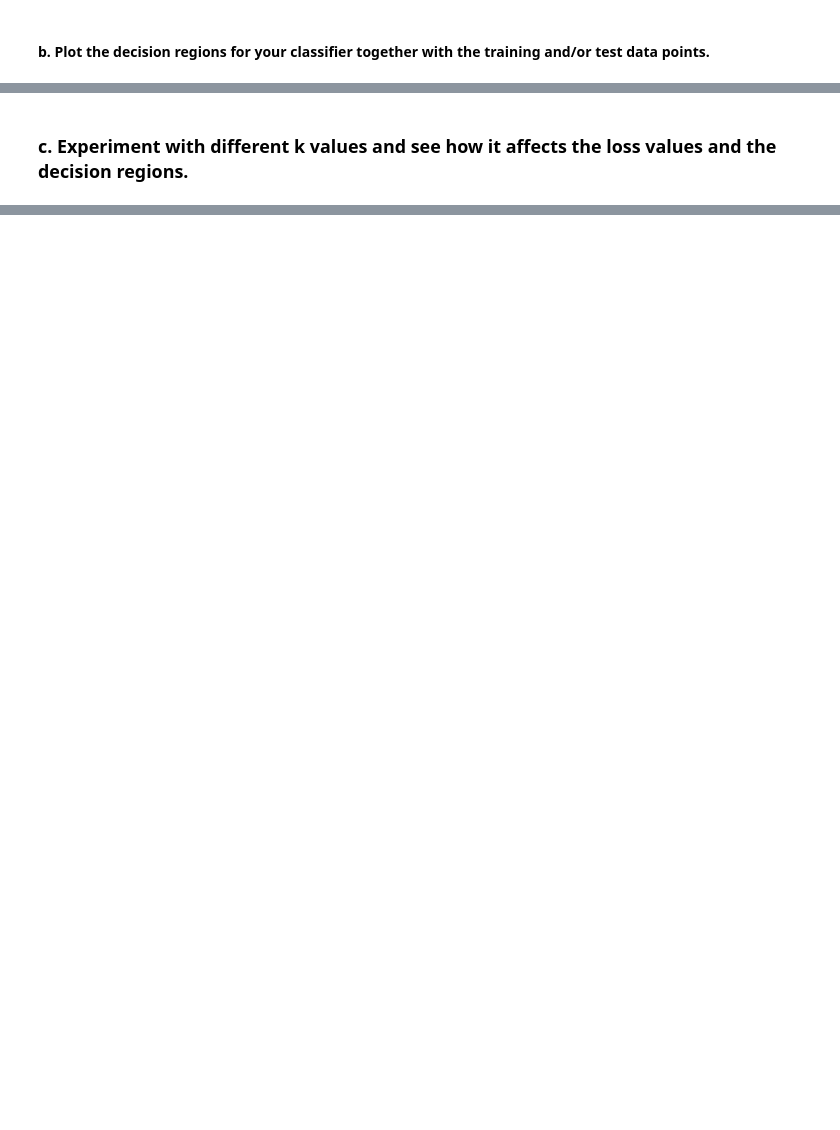
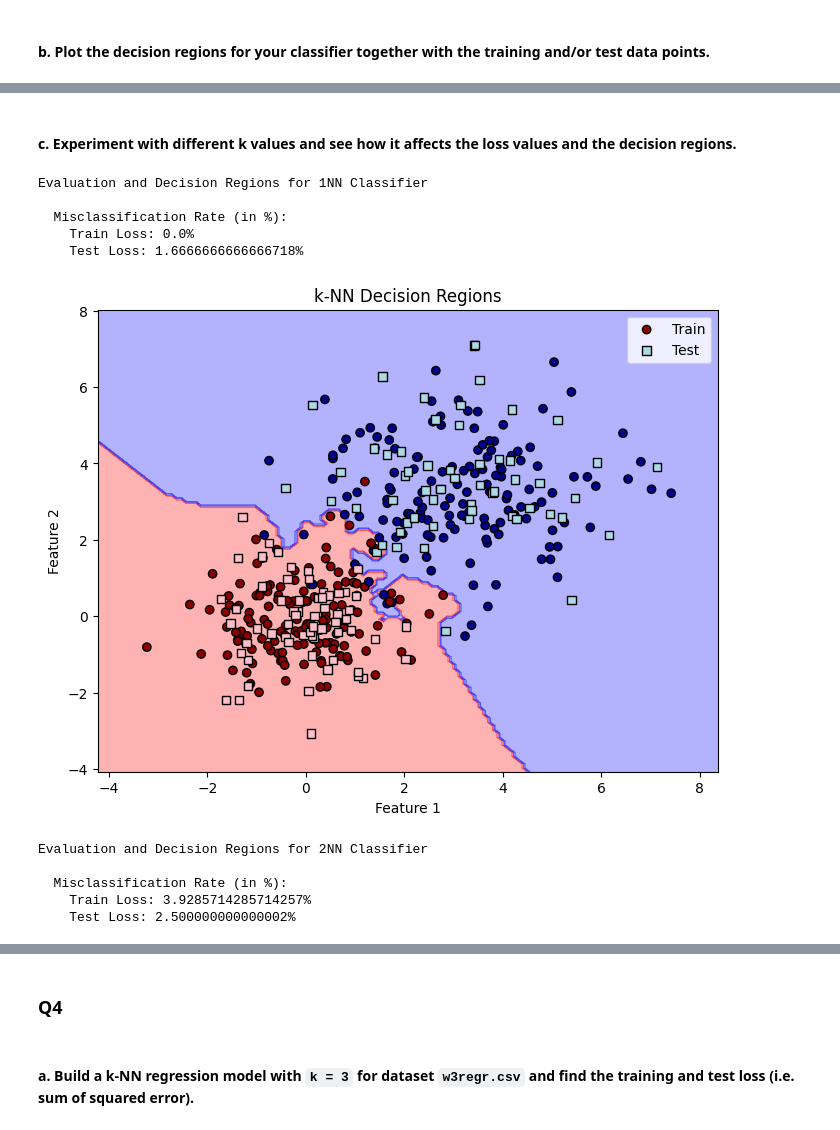
Before and after one commit to keys-i/COMP4702, a Jupyter notebook: src/W2.ipynb, the cells around one changed output, grey strips where cells are left out. Saved outputs shown, nothing was run; the diff lists cells and outputs as text; code cells hidden in the pictures; blank space fills up the shorter version.

```diff
--- a/src/W2.ipynb
+++ b/src/W2.ipynb
@@ -131,8 +138,20 @@ plot_decision_regions(X, y, X_train, y_train, X_test, y_test)
 # %% [markdown]
-### c. Experiment with different k values and see how it affects the loss values and the decision regions.
+#### c. Experiment with different k values and see how it affects the loss values and the decision regions.
 # %%
 for i in range(1,3):
-  knn, y_train_pred, y_test_pred = train_and_predict_knn(X_train, y_train, X_test, y_test, n_neighbors=i)
-  print(f"{color.YELLOW_BOLD}Evaluation and Decision Regions for {i}NN{color.END}")
-  evaluate_knn(y_train, y_train_pred, y_test, y_test_pred)
-  plot_decision_regions(X, y, X_train, y_train, X_test, y_test)
+  knn, yc_train_pred, yc_test_pred = train_and_predict_knnc(Xc_train, yc_train, Xc_test, yc_test, n_neighbors=i)
+  print(f"{color.YELLOW_BOLD}Evaluation and Decision Regions for {i}NN Classifier{color.END}")
+  evaluate_classifier(yc_train, yc_train_pred, yc_test, yc_test_pred)
+  plot_decision_regions_c(Xc, yc, Xc_train, yc_train, Xc_test, yc_test, knnc)
+# %% [output]
+Evaluation and Decision Regions for 1NN Classifier
+
+  Misclassification Rate (in %):
+    Train Loss: 0.0%
+    Test Loss: 1.6666666666666718%
+[figure, added]
+Evaluation and Decision Regions for 2NN Classifier
+
+  Misclassification Rate (in %):
+    Train Loss: 3.9285714285714257%
+    Test Loss: 2.500000000000002%
@@ -138,0 +159,2 @@ for i in range(1,3):
+# %% [markdown]
+### Q4
@@ -138,0 +163,2 @@ for i in range(1,3):
+# %% [markdown]
+#### a. Build a k-NN regression model with `k = 3` for dataset `w3regr.csv` and find the training and test loss (i.e. sum of squared error).
```
Also changed, not shown: parts of 22 cells of this notebook.
